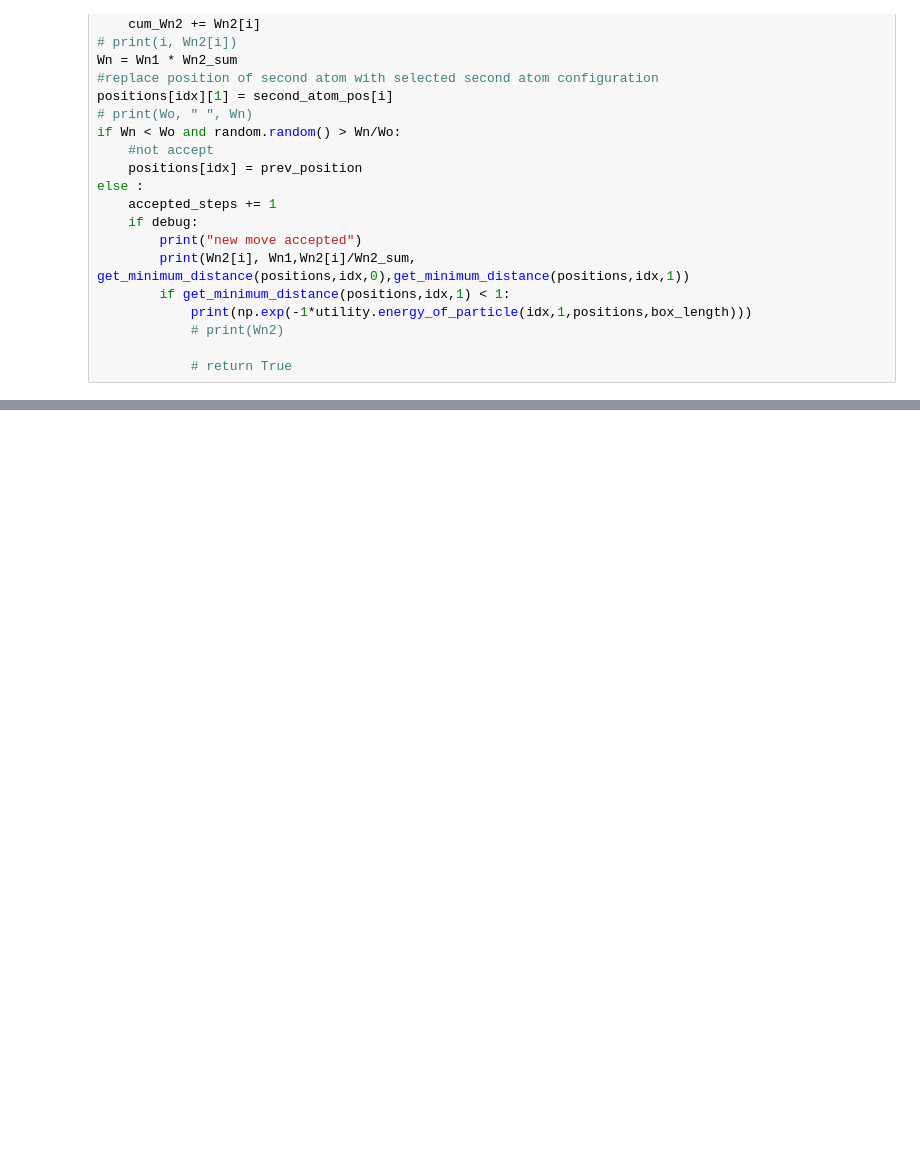
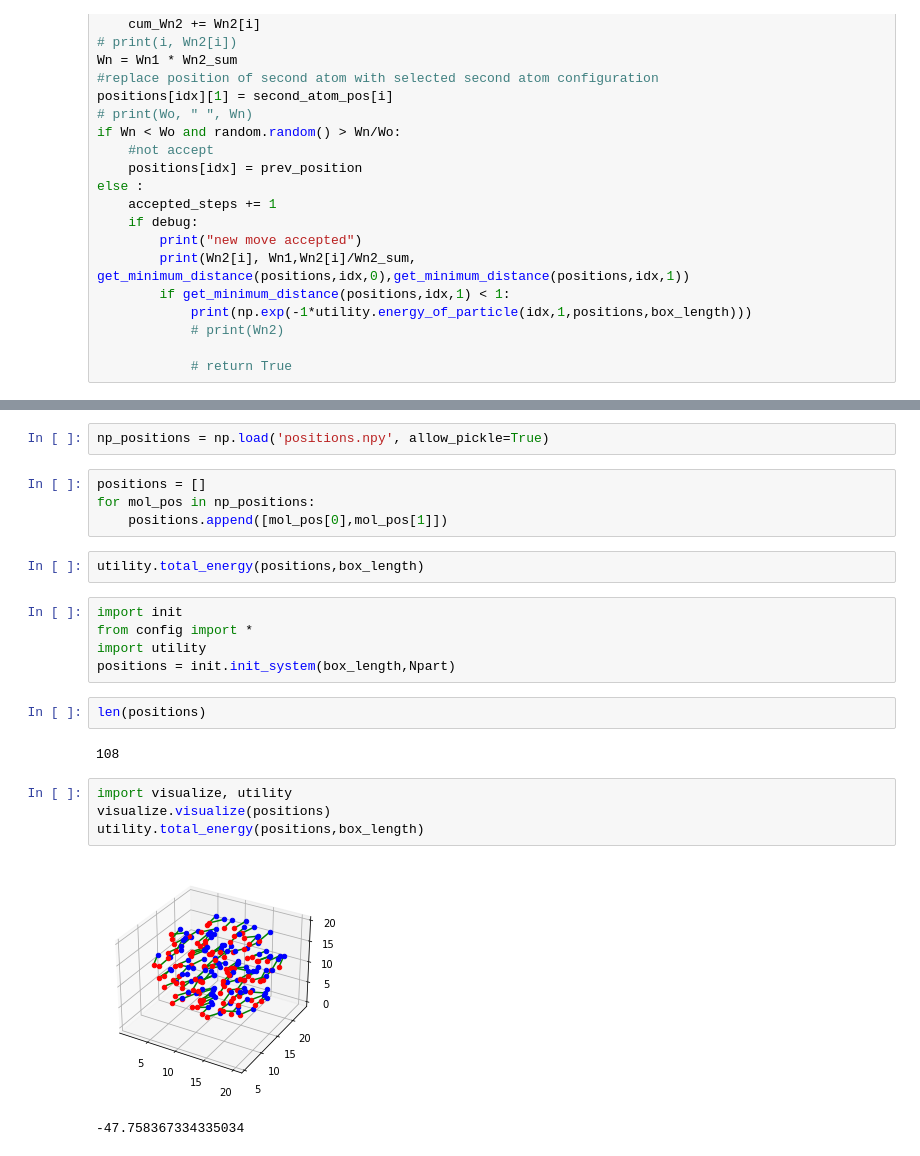
Before and after one commit to varunk122/CBMC_CHAIN_SIMULATION, a Jupyter notebook: test.ipynb, the cells around one changed output, grey strips where cells are left out. Drawn from its saved outputs; the diff is of its cells as text; blank space fills up the shorter version.

```diff
--- a/test.ipynb
+++ b/test.ipynb
@@ -320,0 +295,24 @@ print(c)
+# %%
+np_positions = np.load('positions.npy', allow_pickle=True)
+# %%
+positions = []
+for mol_pos in np_positions:
+    positions.append([mol_pos[0],mol_pos[1]])
+# %%
+utility.total_energy(positions,box_length)
+# %%
+import init
+from config import *
+import utility
+positions = init.init_system(box_length,Npart)
+# %%
+len(positions)
+# %% [output]
+108
+# %%
+import visualize, utility
+visualize.visualize(positions)
+utility.total_energy(positions,box_length)
+# %% [output]
+[figure, added]
+-47.758367334335034
```
Also changed, not shown: parts of 17 cells of this notebook, 7 other files.
